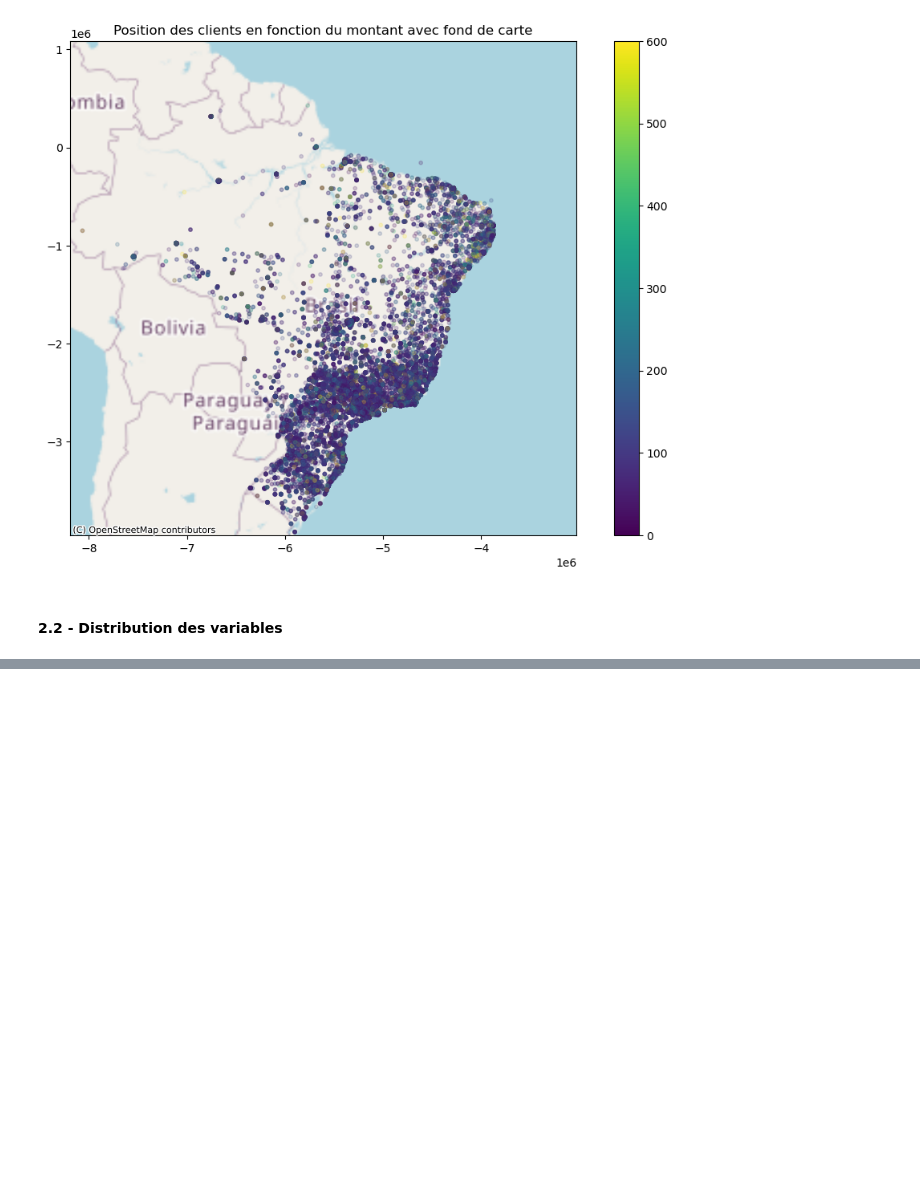
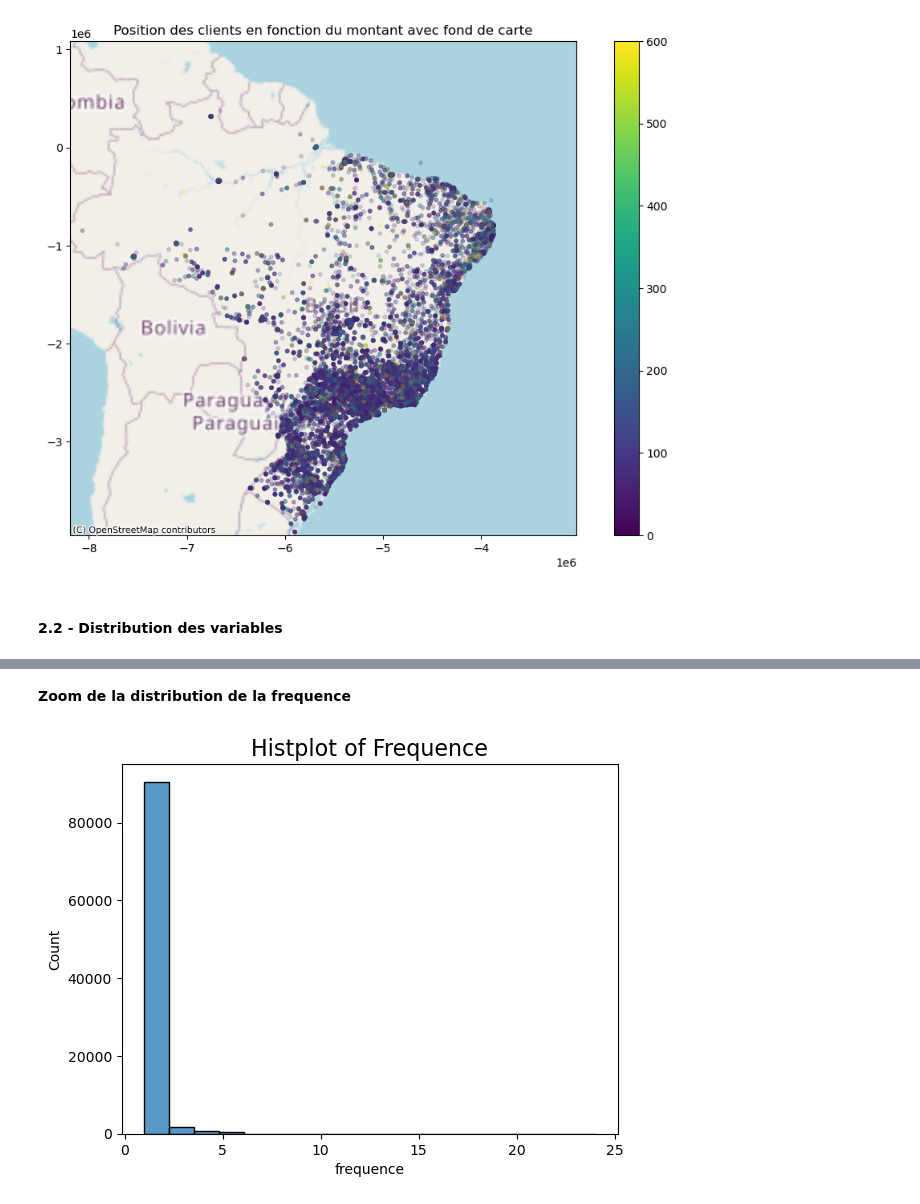
Before and after one commit to ludovic-source/Data_scientist_formation, a Jupyter notebook: projet_5/Projet_5_exploration.ipynb, the cells around one changed output, grey strips where cells are left out. Drawn from its saved outputs; the diff is of its cells as text; code cells hidden in the pictures; blank space fills up the shorter version.

```diff
--- a/projet_5/Projet_5_exploration.ipynb
+++ b/projet_5/Projet_5_exploration.ipynb
@@ -323,0 +334,8 @@ Series([], Name: total_reviews, dtype: float64)
+# %% [markdown]
+**Zoom de la distribution de la frequence**
+# %%
+sns.histplot(data=df, x='frequence')
+plt.title('Histplot of Frequence', fontsize=16)
+plt.show()
+# %% [output]
+[figure, added]
```
Also changed, not shown: parts of 24 cells of this notebook.
